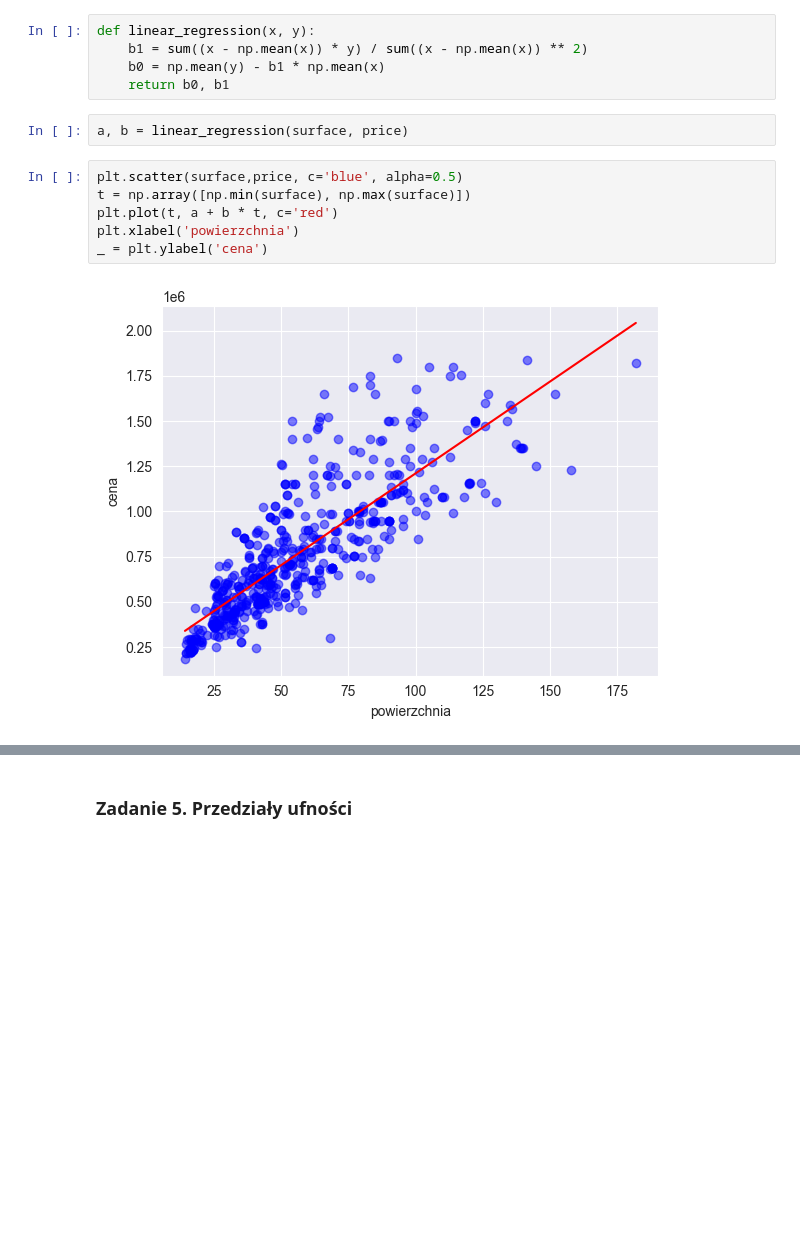
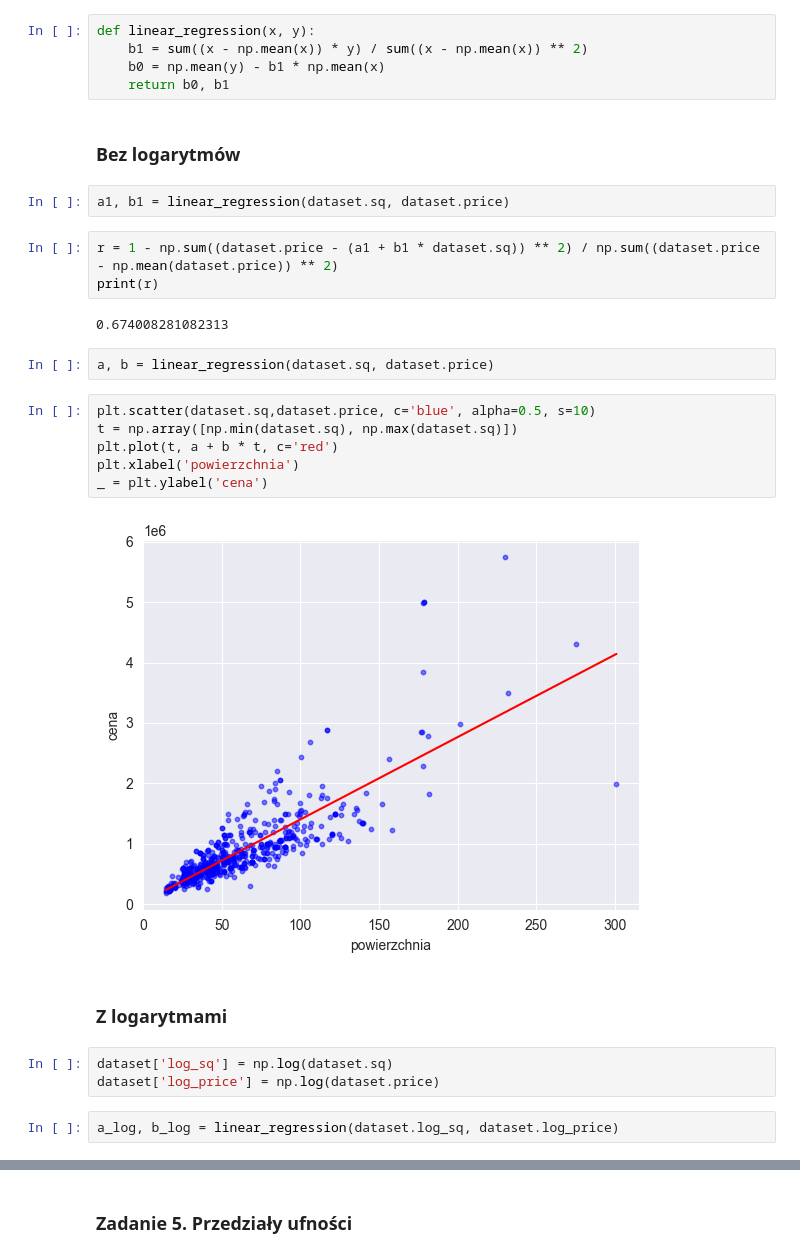
Before and after one commit to mlubneuskaya/apartments, a Jupyter notebook: raport1/raport.ipynb, the cells around one changed output, grey strips where cells are left out. Drawn from its saved outputs; the diff is of its cells as text; blank space fills up the shorter version.

```diff
--- a/raport1/raport.ipynb
+++ b/raport1/raport.ipynb
@@ -56,13 +34,29 @@ def linear_regression(x, y):
     b1 = sum((x - np.mean(x)) * y) / sum((x - np.mean(x)) ** 2)
     b0 = np.mean(y) - b1 * np.mean(x)
     return b0, b1
+# %% [markdown]
+### Bez logarytmów
+# %%
+a1, b1 = linear_regression(dataset.sq, dataset.price)
+# %%
+r = 1 - np.sum((dataset.price - (a1 + b1 * dataset.sq)) ** 2) / np.sum((dataset.price - np.mean(dataset.price)) ** 2)
+print(r)
+# %% [output]
+0.674008281082313
 # %%
-a, b = linear_regression(surface, price)
+a, b = linear_regression(dataset.sq, dataset.price)
 # %%
-plt.scatter(surface,price, c='blue', alpha=0.5)
-t = np.array([np.min(surface), np.max(surface)])
+plt.scatter(dataset.sq,dataset.price, c='blue', alpha=0.5, s=10)
+t = np.array([np.min(dataset.sq), np.max(dataset.sq)])
 plt.plot(t, a + b * t, c='red')
 plt.xlabel('powierzchnia')
 _ = plt.ylabel('cena')
 # %% [output]
-[figure, old version]
+[figure, new version]
+# %% [markdown]
+### Z logarytmami
+# %%
+dataset['log_sq'] = np.log(dataset.sq)
+dataset['log_price'] = np.log(dataset.price)
+# %%
+a_log, b_log = linear_regression(dataset.log_sq, dataset.log_price)
```
Also changed, not shown: parts of 70 cells of this notebook, 9 other files.
